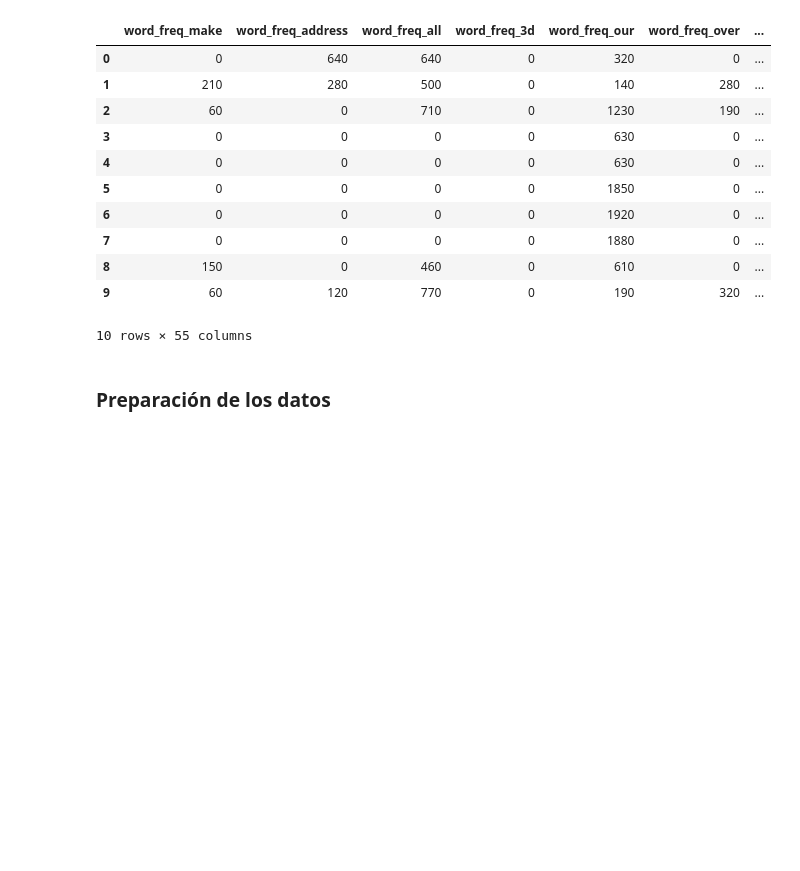
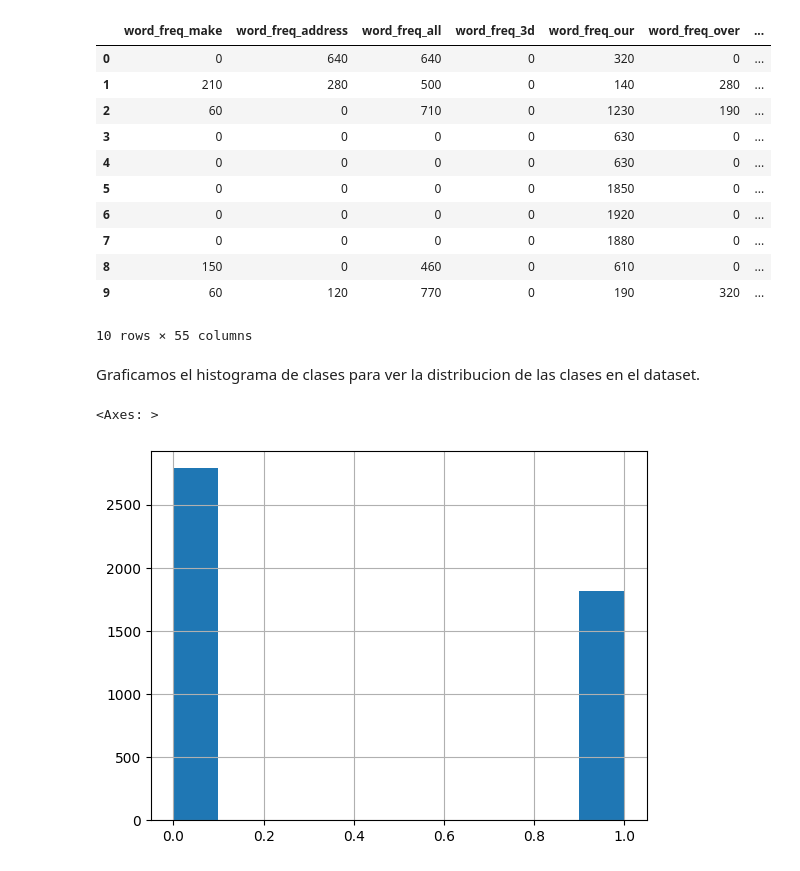
Before and after one commit to maximdorogov/fiuba-intro-ia, a Jupyter notebook: tp3/tp3.ipynb, the cells around one changed output. Saved outputs shown, nothing was run; the diff lists cells and outputs as text; code cells hidden in the pictures; blank space fills up the shorter version.

```diff
--- a/tp3/tp3.ipynb
+++ b/tp3/tp3.ipynb
@@ -21,5 +30,10 @@ dataset.head(10)
 | 8 | 150 | 0 | 460 | 0 | 610 | 0 | ... |
 | 9 | 60 | 120 | 770 | 0 | 190 | 320 | ... |
 10 rows × 55 columns
-# %% [markdown]
-### Preparación de los datos
+# %% [markdown]
+Graficamos el histograma de clases para ver la distribucion de las clases en el dataset.
+# %%
+dataset['spam'].hist()
+# %% [output]
+<Axes: >
+[figure, added]
```
Also changed, not shown: parts of 27 cells of this notebook, 1 other file.
